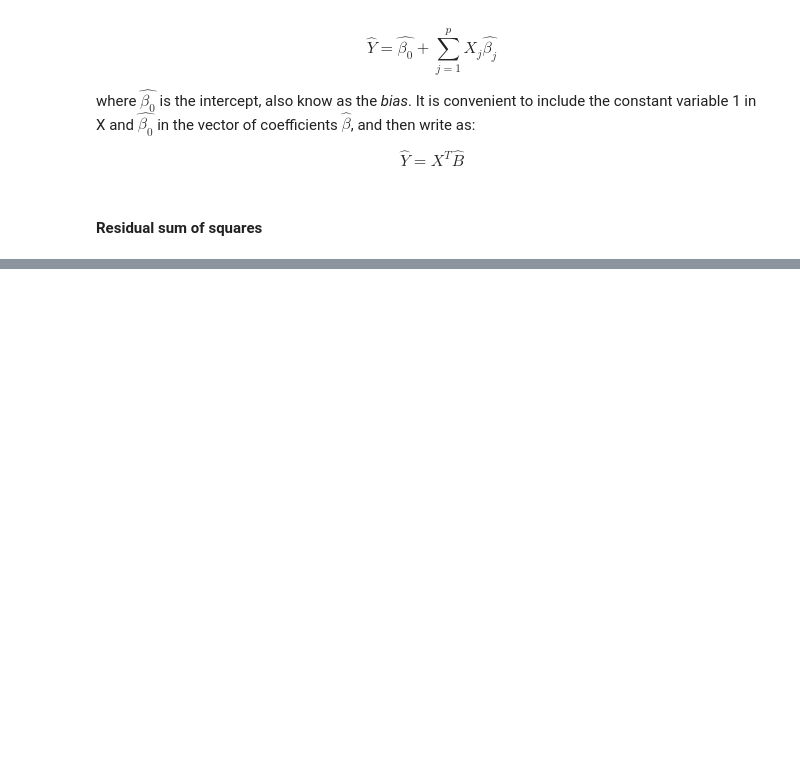
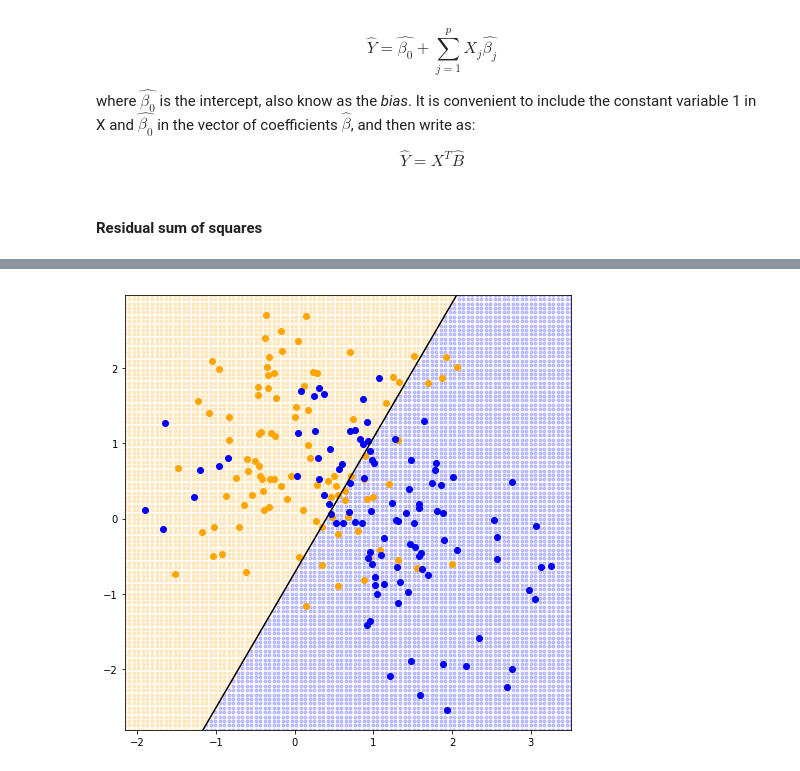
Before and after one commit to maitbayev/the-elements-of-statistical-learning, a Jupyter notebook: chapter02/2.3-least-squares-and-nearest-neighbors.ipynb, the cells around one changed output, grey strips where cells are left out. Cells and saved outputs as stored; diff of their text form; code cells hidden in the pictures; blank space fills up the shorter version.

```diff
--- a/chapter02/2.3-least-squares-and-nearest-neighbors.ipynb
+++ b/chapter02/2.3-least-squares-and-nearest-neighbors.ipynb
@@ -55,9 +66,10 @@ where $\textbf{X}$ is an $N \times p$ matrix with each row an input vector, and
 # %%
 data_x = np.concatenate((blue_data, orange_data))
+data_y = np.concatenate((np.zeros(sample_size), np.ones(sample_size)))
 
 X = np.hstack((np.ones((2 * sample_size, 1)), data_x))
-Y = np.concatenate((np.zeros(sample_size), np.ones(sample_size)))
-beta = np.linalg.lstsq(X, Y, rcond = None)[0]
+
+beta = np.linalg.lstsq(X, data_y, rcond = None)[0]
 
 print("beta = ", beta)
 # %% [output]
@@ -91,0 +90,32 @@ fig
+# %%
+from itertools import filterfalse, product
+
+def plot_grid(orange_grid, blue_grid):
+    axes.plot(orange_grid[:, 0], orange_grid[:, 1], '.', zorder = 0.001,
+          color='orange', alpha = 0.2, scalex = False, scaley = False)
+
+    axes.plot(blue_grid[:, 0], blue_grid[:, 1], '.', zorder = 0.001,
+          color='blue', alpha = 0.2, scalex = False, scaley = False)
+
+plot_xlim = axes.get_xlim()
+plot_ylim = axes.get_ylim()
+
+grid = np.array([*product(np.linspace(*plot_xlim, 100), np.linspace(*plot_ylim, 100))])
+
+is_orange = lambda x: np.dot(beta, [1, *x]) > 0.5
+
+orange_grid = np.array([*filter(is_orange, grid)])
+blue_grid = np.array([*filterfalse(is_orange, grid)])
+
+axes.clear()
+plot_data(orange_data, blue_data)
+plot_grid(orange_grid, blue_grid)
+
+find_y = lambda x: (0.5 - beta[0] - x * beta[1]) / beta[2]
+axes.plot(plot_xlim, [*map(find_y, plot_xlim)], color = 'black',
+          scalex = False, scaley = False)
+
+
+fig
+# %% [output]
+[figure, added]
```
Also changed, not shown: parts of 8 cells of this notebook.
